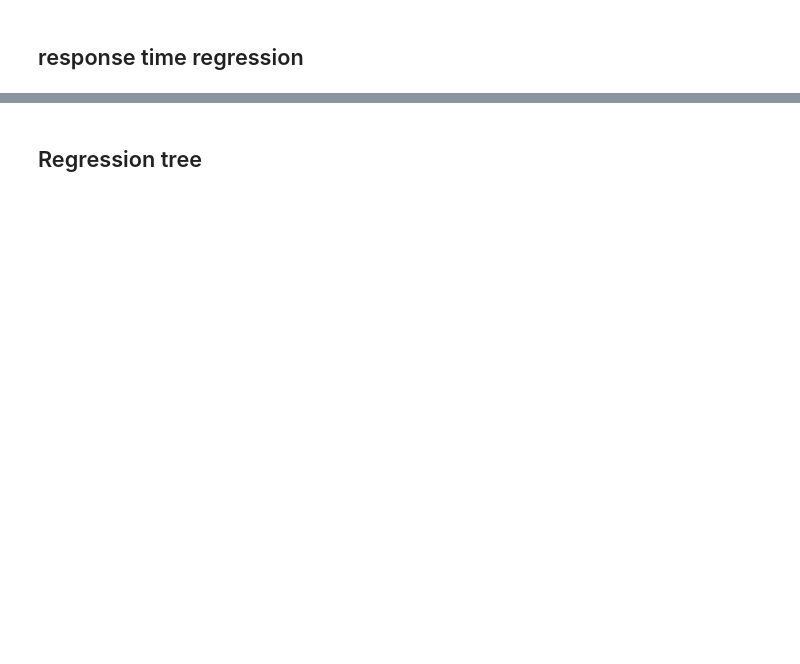
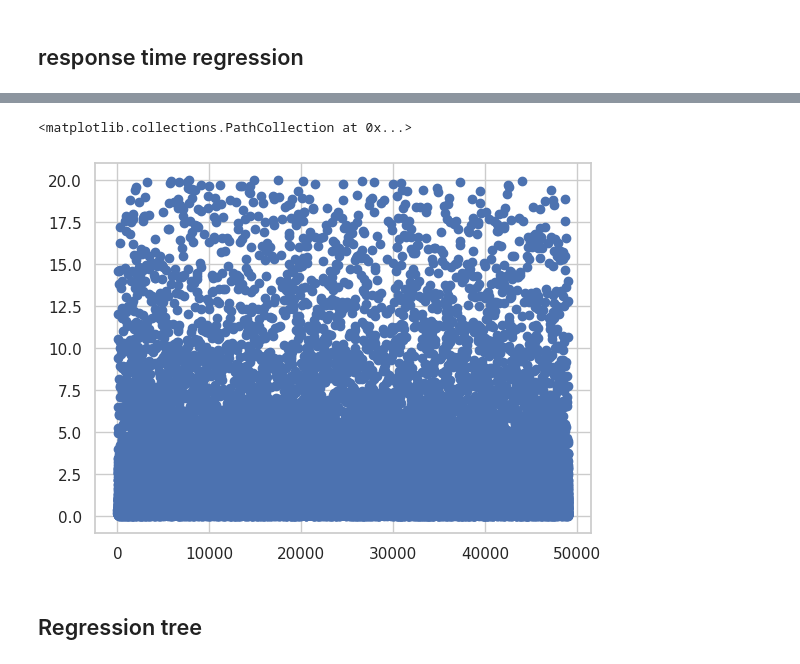
Before and after one commit to ipu69/queues-fork-join, a Jupyter notebook: ml/ml.ipynb, the cells around one changed output, grey strips where cells are left out. Cells and saved outputs as stored; diff of their text form; code cells hidden in the pictures; blank space fills up the shorter version.

```diff
--- a/ml/ml.ipynb
+++ b/ml/ml.ipynb
@@ -178,3 +205,11 @@ data.features
+# %%
+d = response_time
+y = list(float(i) for i in d)
+x = range(0, len(y))
+plt.scatter(x, y)
+# %% [output]
+<matplotlib.collections.PathCollection at 0x...>
+[figure, added]
 # %% [markdown]
 ## Regression tree
 # %%
```
Also changed, not shown: parts of 9 cells of this notebook, 5 other files.
